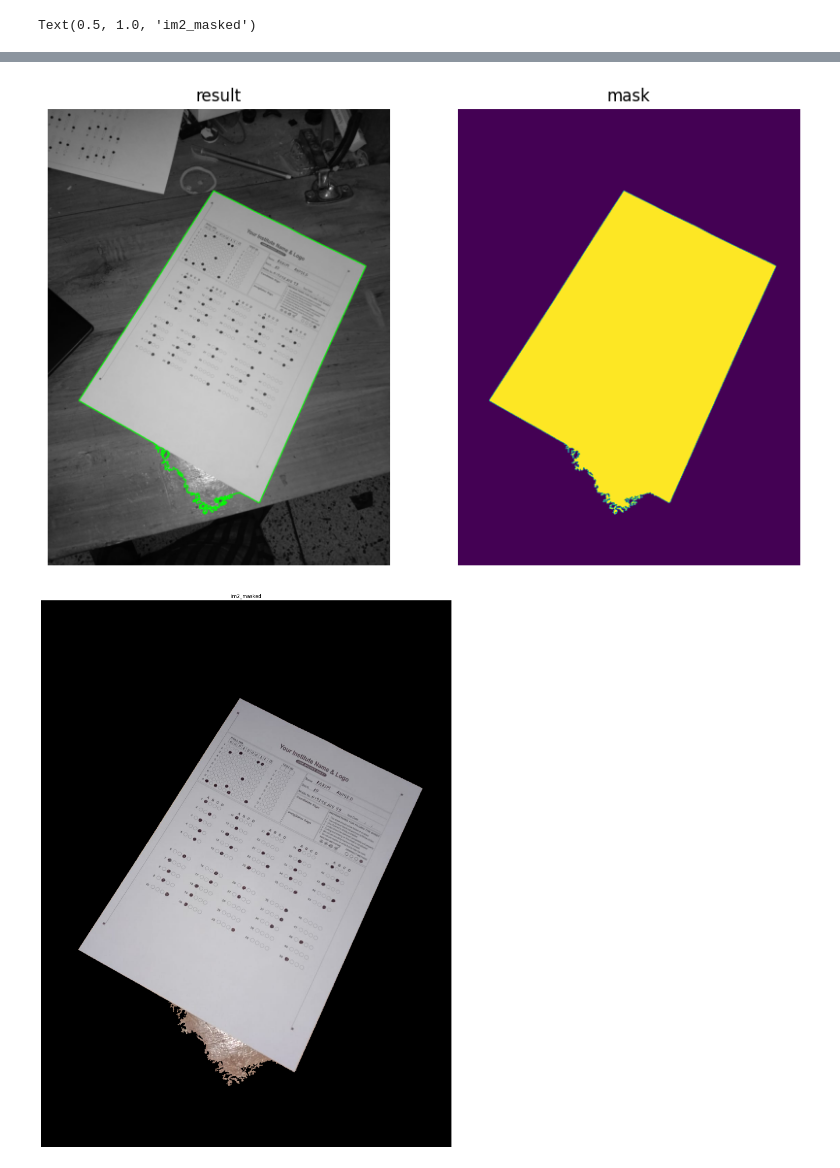
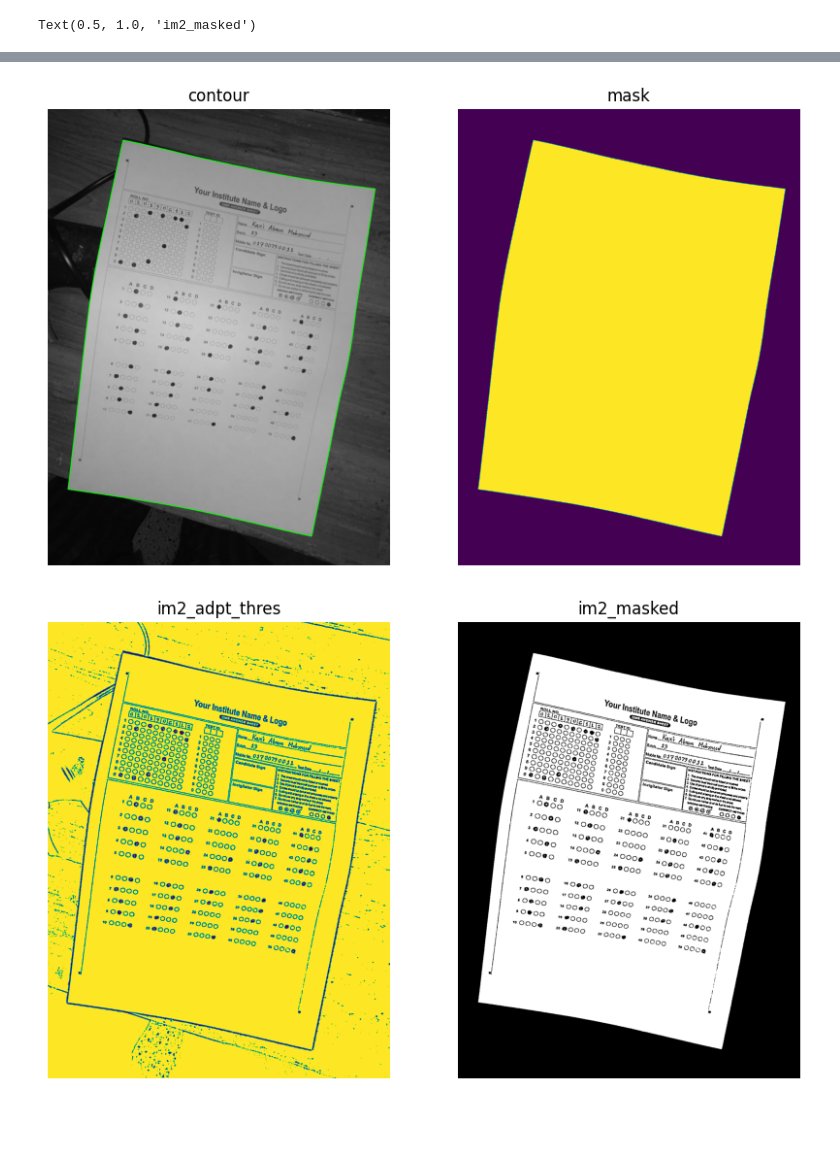
Before and after one commit to AbrarMahmud/EEE_447, a Jupyter notebook: src/masking_test.ipynb, the cells around one changed output, grey strips where cells are left out. Cells and saved outputs as stored; diff of their text form; code cells hidden in the pictures; blank space fills up the shorter version.

```diff
--- a/src/masking_test.ipynb
+++ b/src/masking_test.ipynb
@@ -79,7 +82,7 @@ im1 = cv2.imread(refFilename, cv2.IMREAD_COLOR)
 im1 = cv2.cvtColor(im1, cv2.COLOR_BGR2RGB)
 
 # Read image to be aligned##################TEST_IMAGE#########################
-imFilename = "img_1.jpeg"
+imFilename = "img_7.jpeg"
 print("Reading image to align:", imFilename)
 im2 = cv2.imread(imFilename, cv2.IMREAD_COLOR)
 im2 = cv2.cvtColor(im2, cv2.COLOR_BGR2RGB) #This function is used only to convert BGR--->RGB
@@ -150,21 +153,23 @@ cv2.drawContours(mask, [largest_contour], 0, 255, thickness=cv2.FILLED)
 
 plt.figure(figsize=[10, 10]);
 plt.subplot(121); plt.axis('off'); plt.imshow(im2); plt.title("im2 Form")
-plt.subplot(122); plt.axis('off'); plt.imshow(binary_mask); plt.title("binary_mask")
+plt.subplot(122); plt.axis('off'); plt.imshow(binary_mask); plt.title("binary_threshold")
 
 plt.figure(figsize=[10, 10]);
-plt.subplot(121); plt.axis('off'); plt.imshow(result); plt.title("result")
+plt.subplot(121); plt.axis('off'); plt.imshow(result); plt.title("contour")
 plt.subplot(122); plt.axis('off'); plt.imshow(mask); plt.title("mask")
 
-im2_masked = cv2.bitwise_and(im2,im2, mask= mask)
-plt.figure(figsize=[40, 40]);
-plt.subplot(121); plt.axis('off'); plt.imshow(im2_masked); plt.title("im2_masked")
-#plt.subplot(122); plt.axis('off'); plt.imshow(mask); plt.title("mask")
-#cv2.imshow('Original Image', frame)
-#cv2.imshow('Mask', mask)
-#cv2.imshow('Detected Blob', result)
+## Image enhancment:
+im2_gray = cv2.cvtColor(im2, cv2.COLOR_BGR2GRAY)
+im2_adpt_thres = cv2.adaptiveThreshold(im2_gray, 255, cv2.ADAPTIVE_THRESH_MEAN_C, cv2.THRESH_BINARY, 11,7)
 
-#cv2.waitKey(0)
-#cv2.destroyAllWindows()
+im2_masked = cv2.bitwise_and(im2_adpt_thres,im2_adpt_thres, mask= mask)
+plt.figure(figsize=[10, 10]);
+plt.subplot(121); plt.axis('off'); plt.imshow(im2_adpt_thres); plt.title("im2_adpt_thres")
+plt.subplot(122); plt.axis('off'); plt.imshow(im2_masked,'gray'); plt.title("im2_masked")
+#im2_masked_gray = cv2.cvtColor(im2_masked, cv2.COLOR_BGR2GRAY)
+#im2_adpt_thres = cv2.adaptiveThreshold(im2_masked_gray, 255, cv2.ADAPTIVE_THRESH_MEAN_C, cv2.THRESH_BINARY, 11,7)
+#blur = cv2.GaussianBlur(im2_masked_gray,(3,3),0)
+#ret3,im2_gaus_thres = cv2.threshold(blur,0,255,cv2.THRESH_BINARY+cv2.THRESH_OTSU)
 # %% [output]
 Text(0.5, 1.0, 'im2_masked')
@@ -172,3 +177,3 @@ Text(0.5, 1.0, 'im2_masked')
-[figure, old version]
+[figure, new version]
-[figure, old version]
+[figure, new version]
 # %%
```
Also changed, not shown: parts of 5 cells of this notebook.
